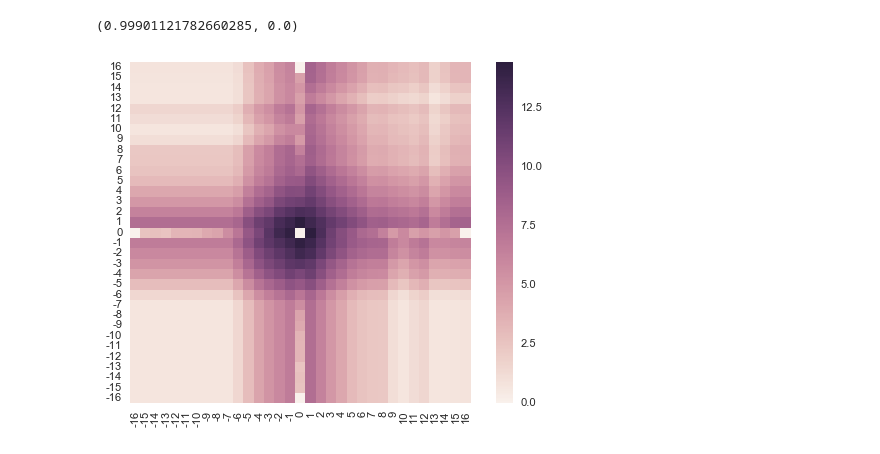
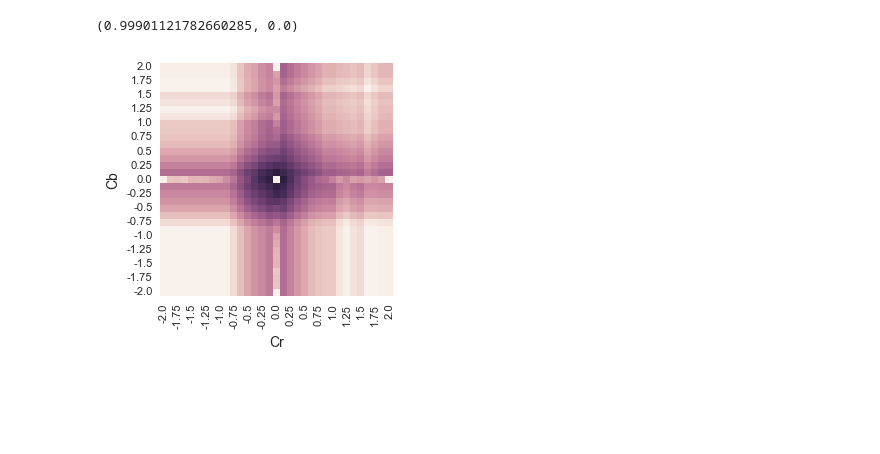
Before and after one commit to barrbrain/AV1-CfL-Proposal, a Jupyter notebook: Chroma from Luma signalling.ipynb, the cells around one changed output. Saved outputs shown, nothing was run; the diff lists cells and outputs as text; code cells hidden in the pictures; blank space fills up the shorter version.

Commit message:
Label axes and export all images

```diff
--- a/Chroma from Luma signalling.ipynb
+++ b/Chroma from Luma signalling.ipynb
@@ -52,22 +52,17 @@ alpha_count = np.fromstring(
 27 3 5 7 9 8 2 4 24 4 18 74 102 76 124 108 0 28 36 13 13 13 12 8 11 3 3 2 4 0 0 0 2""",
 sep=' ', dtype=int).reshape((33,33))
 # %%
-alpha_prob = alpha_count.clip(1) / alpha_count.sum()
-log1p_counts = pd.DataFrame(
-    np.log2(alpha_prob),
-    index=np.arange(-16, 17) / 8,
-    columns=np.arange(-16, 17) / 8)
-
-
-fig, ax = plt.subplots(figsize=(3, 3))
-sns.heatmap(log1p_counts[::-1],
-            square=True,
-            ax=ax,
-            cbar=False,
-            xticklabels=2,
-            yticklabels=2)
-
-fig.savefig('uv_alpha_raw_prob.pgf')
-
-alpha_symm = (alpha_count + alpha_count.T) * .5
-stats.pearsonr(alpha_count.ravel(), alpha_symm.ravel())
+def plot_pair_density(counts, name):
+    alphas = np.arange(-16, 17) / 8
+    prob = counts.clip(1) / counts.sum()
+    df = pd.DataFrame(np.log2(prob), index=alphas, columns=alphas)
+    fig, ax = plt.subplots(figsize=(3, 3))
+    sns.heatmap(df[::-1],
+                ax=ax,
+                cbar=False,
+                square=True,
+                xticklabels=2,
+                yticklabels=2)
+    plt.xlabel('Cr')
+    plt.ylabel('Cb')
+    fig.savefig('%s.pgf' % name)
@@ -101,22 +97,21 @@ stats.pearsonr(alpha_norm.ravel(), alpha_norm_symm.ravel())
 # %%
 ones_16x16 = np.ones((16, 16))
 t = alpha_norm_symm.copy()
 for quadrant in [t[:16, :16], t[17:, :16], t[:16, 17:], t[17:, 17:]]:
     def cost_t(x):
         x = x.clip(1)
         v = (x[:16] * ones_16x16).T * x[16:]
         return ((quadrant - v)**2).sum()
     x0 = np.hstack((quadrant.mean(axis=1), quadrant.mean(axis=0)))
     x0 *= np.sqrt(quadrant.sum() / ((x0[:16] * ones_16x16).T * x0[16:]).sum())
     x0 = optimize.fmin(cost_t, x0, maxfun=100000, disp=False).clip(1)
     quadrant[:, :] = (x0[:16] * ones_16x16).T * x0[16:]
 alpha_norm_symm_1d = (t + t.T) * .5
-log1p_1d = pd.DataFrame(np.log1p(alpha_norm_symm_1d), index=range(-16, 17), columns=range(-16, 17))
-sns.heatmap(log1p_1d[::-1], square=True)
+plot_pair_density(alpha_norm_symm_1d, 'uv_alpha_1d')
 stats.pearsonr(alpha_norm_symm.ravel(), alpha_norm_symm_1d.ravel())
 # %% [output]
 (0.99901121782660285, 0.0)
-[figure, old version]
+[figure, new version]
 # %%
 alpha_model = alpha_norm_symm_1d.copy()
 alpha_model[:16,:16] *= alpha_count[:16,:16].sum() / alpha_norm[:16,:16].sum()
```
Also changed, not shown: parts of 10 cells of this notebook, 4 other files.
